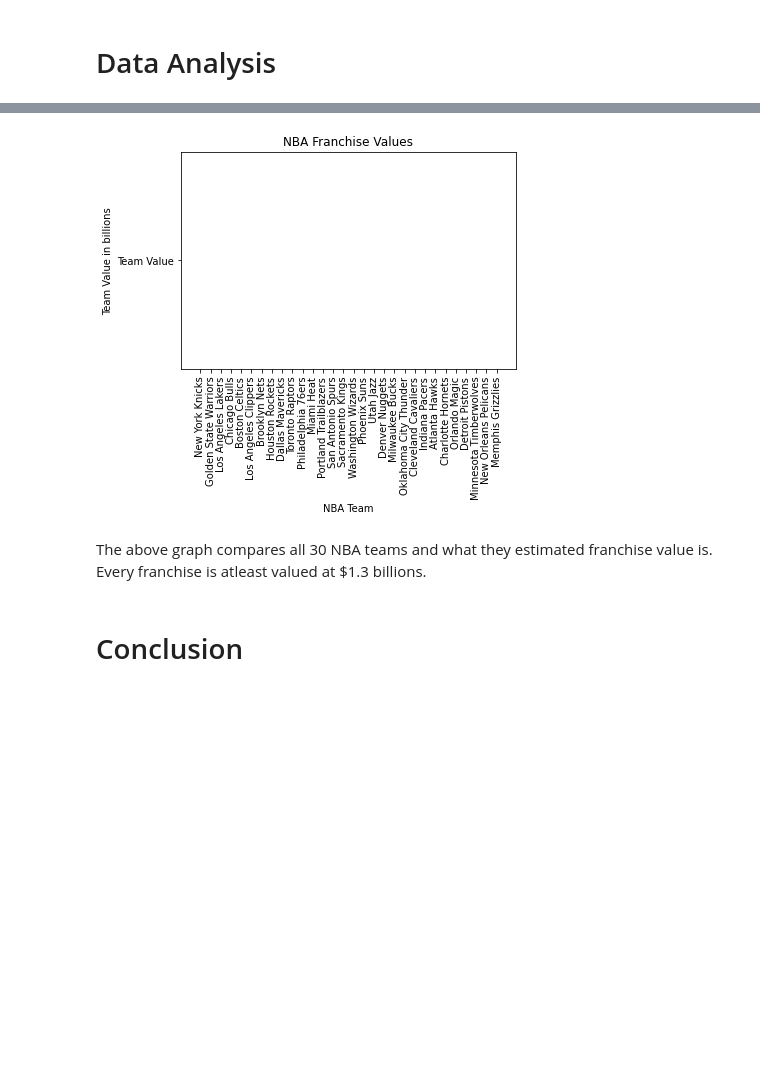
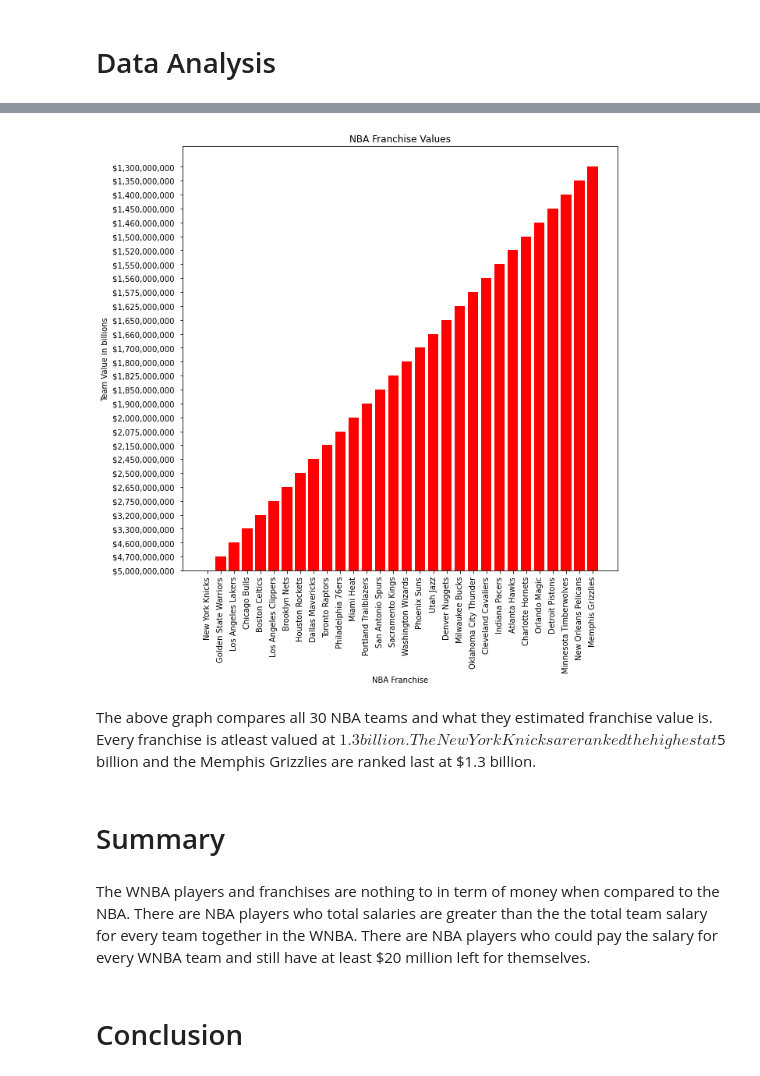
Before and after one commit to kendallmccoy/EMAT22110, a Jupyter notebook: Data in EMAT Final.ipynb, the cells around one changed output, grey strips where cells are left out. Drawn from its saved outputs; the diff is of its cells as text; code cells hidden in the pictures; blank space fills up the shorter version.

```diff
--- a/Data in EMAT Final.ipynb
+++ b/Data in EMAT Final.ipynb
@@ -167,14 +197,19 @@ The bar graph above indicates the many NBA players and their current salary from
 # %%
-plt.bar("NBA Franchise", "Team Value", data = NBA_f, color= "red")
-plt.xlabel ("NBA Team")
+plt.figure(figsize=(10,10))
+plt.bar("NBA Franchise", "Team Value ", data = NBA_f , color= "red")
+plt.xlabel ("NBA Franchise")
 plt.ylabel ("Team Value in billions")
 plt.xticks (rotation = 90)
 plt.title ("NBA Franchise Values")
 plt.show()
 # %% [output]
-[figure, old version]
+[figure, new version]
 # %% [markdown]
-The above graph compares all 30 NBA teams and what they estimated franchise value is. Every franchise is atleast valued at $1.3 billions.
+The above graph compares all 30 NBA teams and what they estimated franchise value is. Every franchise is atleast valued at $1.3 billion. The New York Knicks are ranked the highest at $5 billion and the Memphis Grizzlies are ranked last at $1.3 billion.
+# %% [markdown]
+# Summary
+# %% [markdown]
+The WNBA players and franchises are nothing to in term of money when compared to the NBA. There are NBA players who total salaries are greater than the the total team salary for every team together in the WNBA. There are NBA players who could pay the salary for every WNBA team and still have at least $20 million left for themselves.
 # %% [markdown]
 # Conclusion
 # %% [markdown]
```
Also changed, not shown: parts of 13 cells of this notebook.
